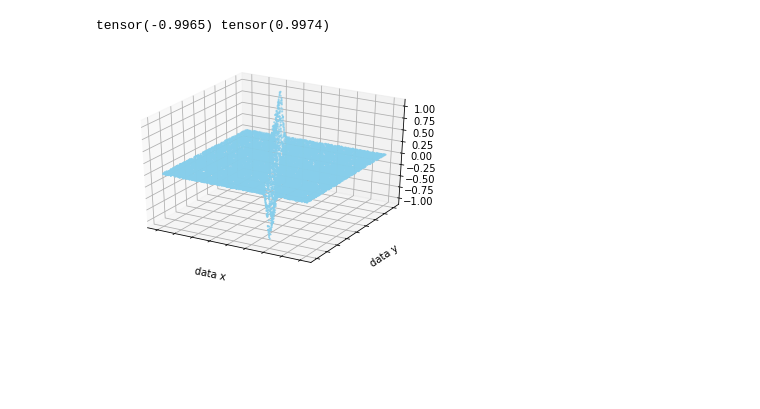
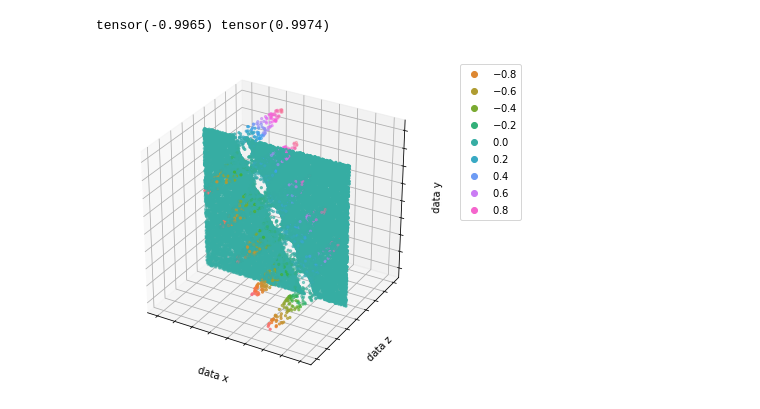
Before and after one commit to vokashlob/OTUS, a Jupyter notebook: OTUS_torch_practice_homework.ipynb, the cells around one changed output. Saved outputs shown, nothing was run; the diff lists cells and outputs as text; code cells hidden in the pictures; blank space fills up the shorter version.

```diff
--- a/OTUS_torch_practice_homework.ipynb
+++ b/OTUS_torch_practice_homework.ipynb
@@ -21,13 +22,17 @@ import seaborn as sns
 # %%
 z = data[:,2]
 # %%
-fig = plt.figure()
+cmap = ListedColormap(sns.color_palette("husl", 256).as_hex())
+fig = plt.figure(figsize=(6,6))
 ax = fig.add_subplot(111, projection='3d')
-ax.scatter(x, y, z, c='skyblue', s=1)
-plt.xlabel('data x')
-plt.ylabel('data y')
+sc = ax.scatter(x, z, y, s=5, c=z, cmap=cmap)
+ax.set_xlabel('data x')
+ax.set_ylabel('data z')
+ax.set_zlabel('data y')
 ax.set_xticklabels([])
 ax.set_yticklabels([])
-plt.show()
+ax.set_zticklabels([])
+plt.legend(*sc.legend_elements(), bbox_to_anchor=(1.05, 1), loc=2)
+plt.show();
 # %% [output]
-[figure, old version]
+[figure, new version]
```
Also changed, not shown: parts of 1 cell of this notebook.
